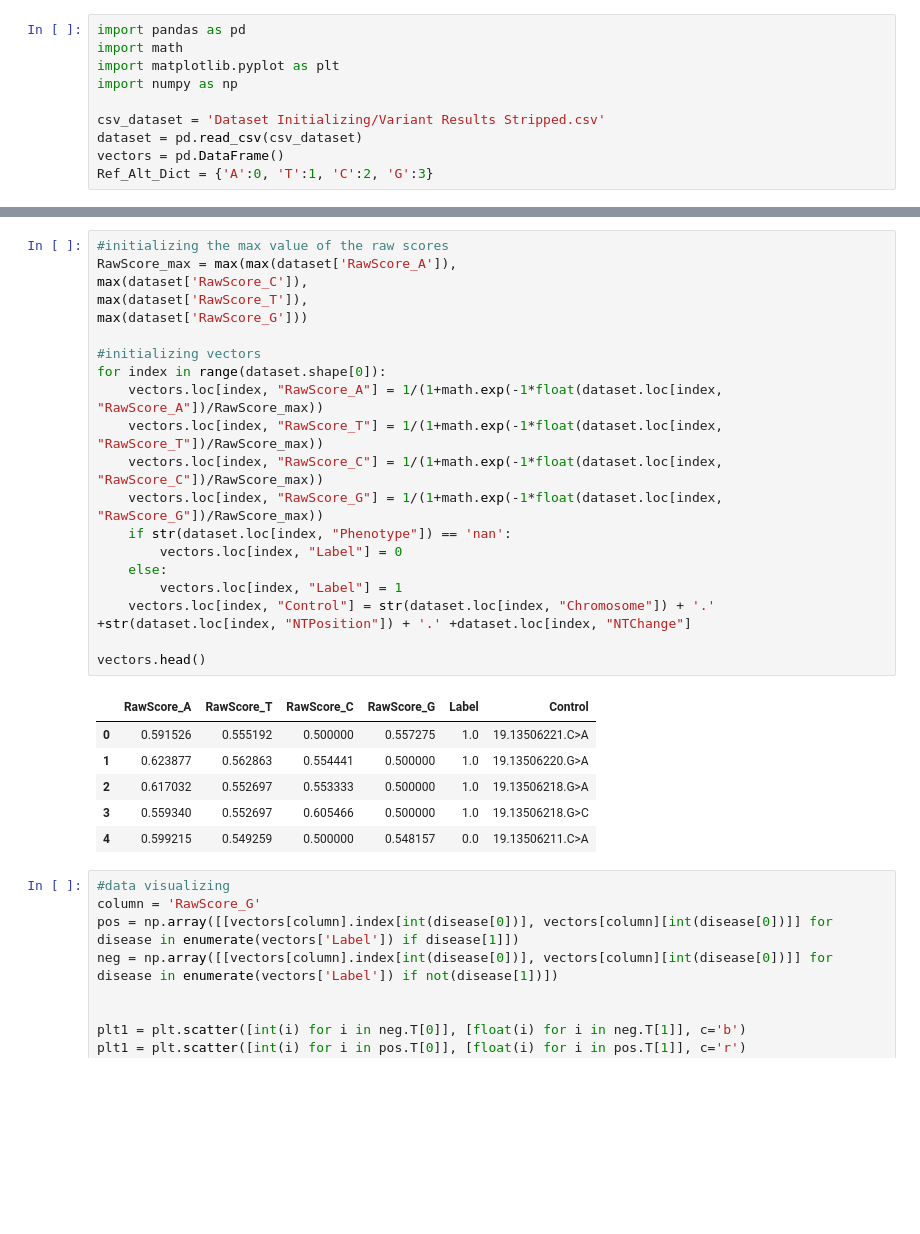
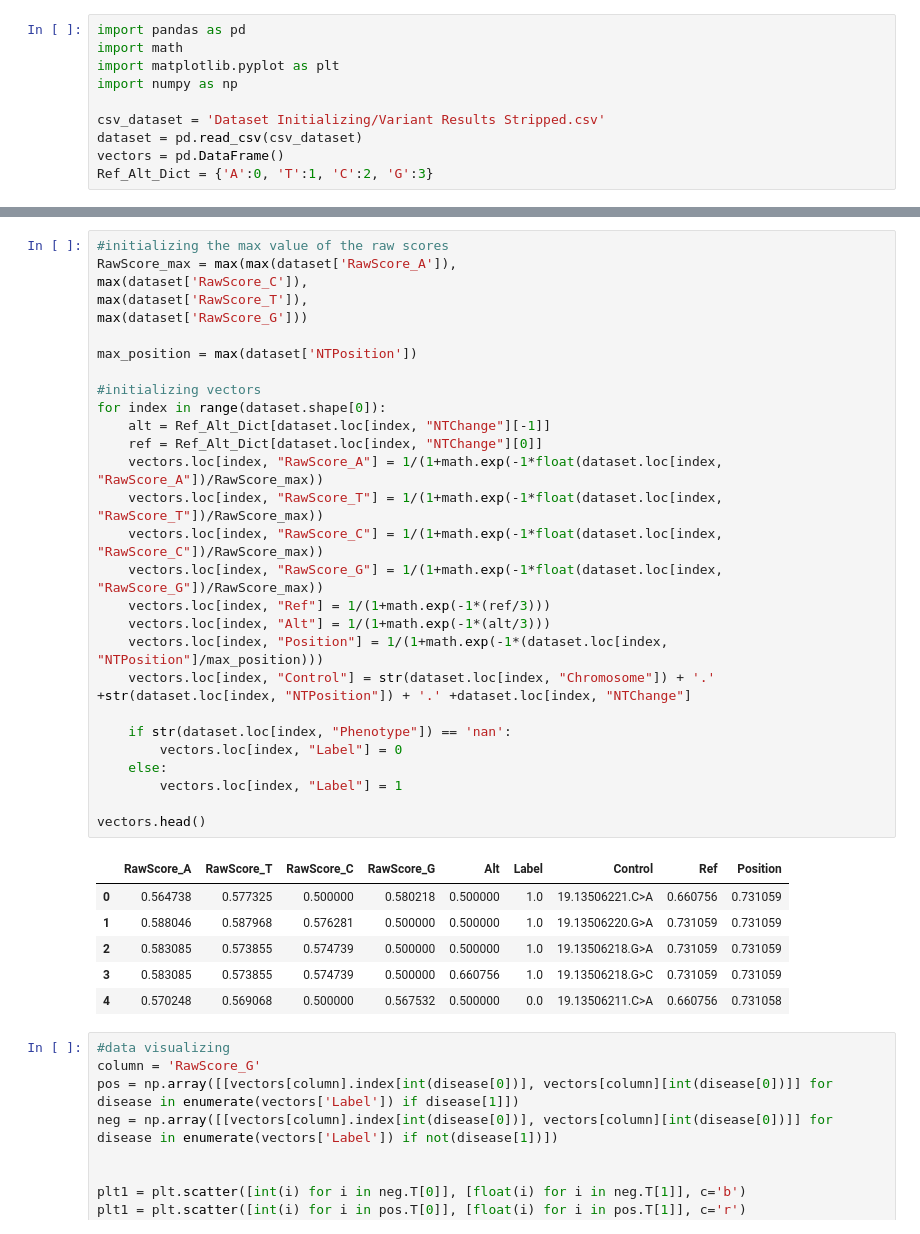
Before and after one commit to sakshmenon/PLM, a Jupyter notebook: CADD modeling/CADD_Predictions.ipynb, the cells around one changed output, grey strips where cells are left out. Saved outputs shown, nothing was run; the diff lists cells and outputs as text; blank space fills up the shorter version.

```diff
--- a/CADD_Predictions.ipynb
+++ b/CADD modeling/CADD_Predictions.ipynb
@@ -24,30 +24,38 @@ dataset.head()
 # %%
 #initializing the max value of the raw scores
 RawScore_max = max(max(dataset['RawScore_A']),
 max(dataset['RawScore_C']),
 max(dataset['RawScore_T']),
 max(dataset['RawScore_G']))
 
+max_position = max(dataset['NTPosition'])
+
 #initializing vectors
 for index in range(dataset.shape[0]):
+    alt = Ref_Alt_Dict[dataset.loc[index, "NTChange"][-1]]
+    ref = Ref_Alt_Dict[dataset.loc[index, "NTChange"][0]]
     vectors.loc[index, "RawScore_A"] = 1/(1+math.exp(-1*float(dataset.loc[index, "RawScore_A"])/RawScore_max))
     vectors.loc[index, "RawScore_T"] = 1/(1+math.exp(-1*float(dataset.loc[index, "RawScore_T"])/RawScore_max))
     vectors.loc[index, "RawScore_C"] = 1/(1+math.exp(-1*float(dataset.loc[index, "RawScore_C"])/RawScore_max))
     vectors.loc[index, "RawScore_G"] = 1/(1+math.exp(-1*float(dataset.loc[index, "RawScore_G"])/RawScore_max))
+    vectors.loc[index, "Ref"] = 1/(1+math.exp(-1*(ref/3)))
+    vectors.loc[index, "Alt"] = 1/(1+math.exp(-1*(alt/3)))
+    vectors.loc[index, "Position"] = 1/(1+math.exp(-1*(dataset.loc[index, "NTPosition"]/max_position)))
+    vectors.loc[index, "Control"] = str(dataset.loc[index, "Chromosome"]) + '.' +str(dataset.loc[index, "NTPosition"]) + '.' +dataset.loc[index, "NTChange"]
+
     if str(dataset.loc[index, "Phenotype"]) == 'nan':
         vectors.loc[index, "Label"] = 0
     else:
         vectors.loc[index, "Label"] = 1
-    vectors.loc[index, "Control"] = str(dataset.loc[index, "Chromosome"]) + '.' +str(dataset.loc[index, "NTPosition"]) + '.' +dataset.loc[index, "NTChange"]
 
 vectors.head()
 # %% [output]
-|  | RawScore_A | RawScore_T | RawScore_C | RawScore_G | Label | Control |
-| 0 | 0.591526 | 0.555192 | 0.500000 | 0.557275 | 1.0 | 19.13506221.C>A |
-| 1 | 0.623877 | 0.562863 | 0.554441 | 0.500000 | 1.0 | 19.13506220.G>A |
-| 2 | 0.617032 | 0.552697 | 0.553333 | 0.500000 | 1.0 | 19.13506218.G>A |
-| 3 | 0.559340 | 0.552697 | 0.605466 | 0.500000 | 1.0 | 19.13506218.G>C |
-| 4 | 0.599215 | 0.549259 | 0.500000 | 0.548157 | 0.0 | 19.13506211.C>A |
+|  | RawScore_A | RawScore_T | RawScore_C | RawScore_G | Alt | Label | Control | Ref | Position |
+| 0 | 0.564738 | 0.577325 | 0.500000 | 0.580218 | 0.500000 | 1.0 | 19.13506221.C>A | 0.660756 | 0.731059 |
+| 1 | 0.588046 | 0.587968 | 0.576281 | 0.500000 | 0.500000 | 1.0 | 19.13506220.G>A | 0.731059 | 0.731059 |
+| 2 | 0.583085 | 0.573855 | 0.574739 | 0.500000 | 0.500000 | 1.0 | 19.13506218.G>A | 0.731059 | 0.731059 |
+| 3 | 0.583085 | 0.573855 | 0.574739 | 0.500000 | 0.660756 | 1.0 | 19.13506218.G>C | 0.731059 | 0.731059 |
+| 4 | 0.570248 | 0.569068 | 0.500000 | 0.567532 | 0.500000 | 0.0 | 19.13506211.C>A | 0.660756 | 0.731058 |
 # %%
 #data visualizing
 column = 'RawScore_G'
```
Also changed, not shown: parts of 5 cells of this notebook, 4 other files.
